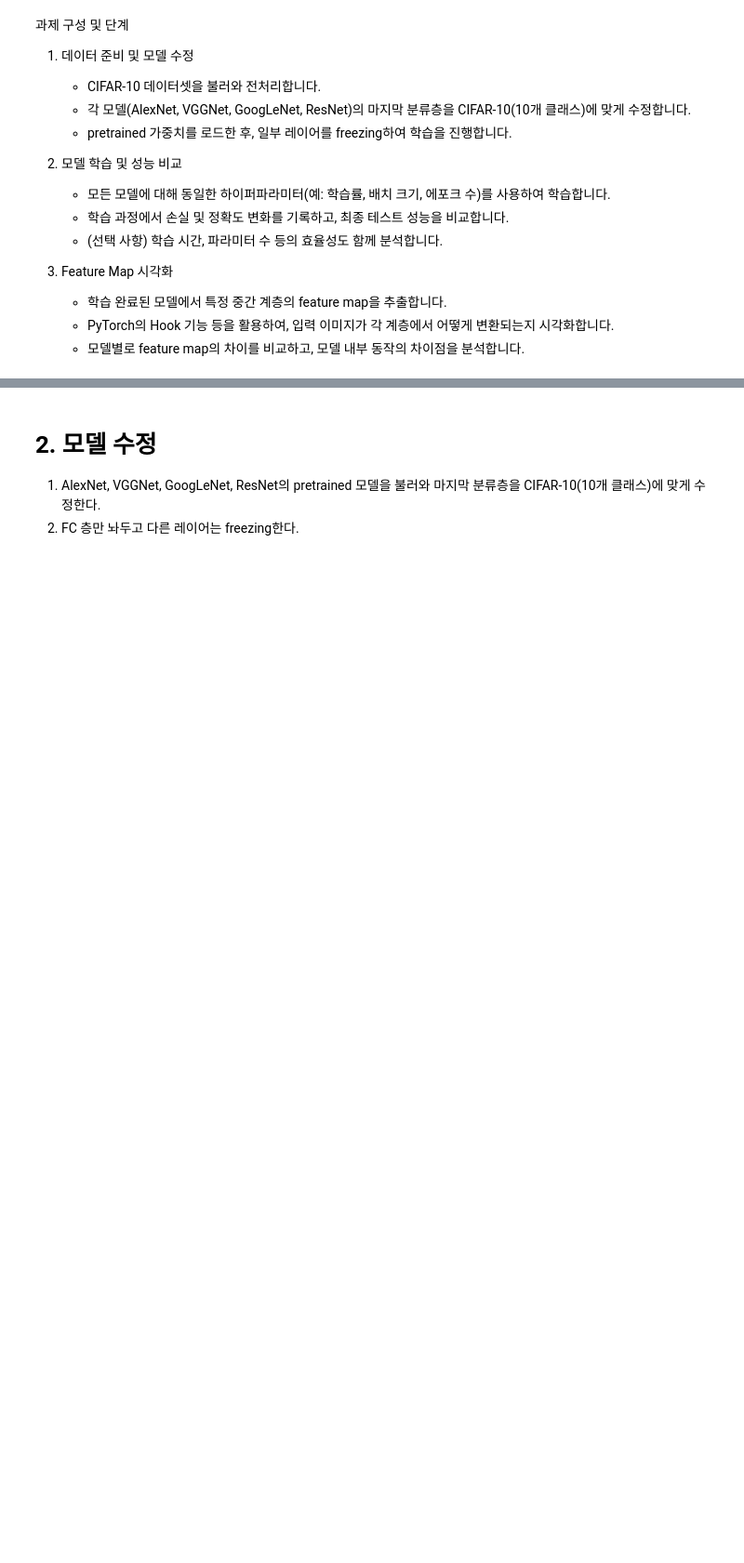
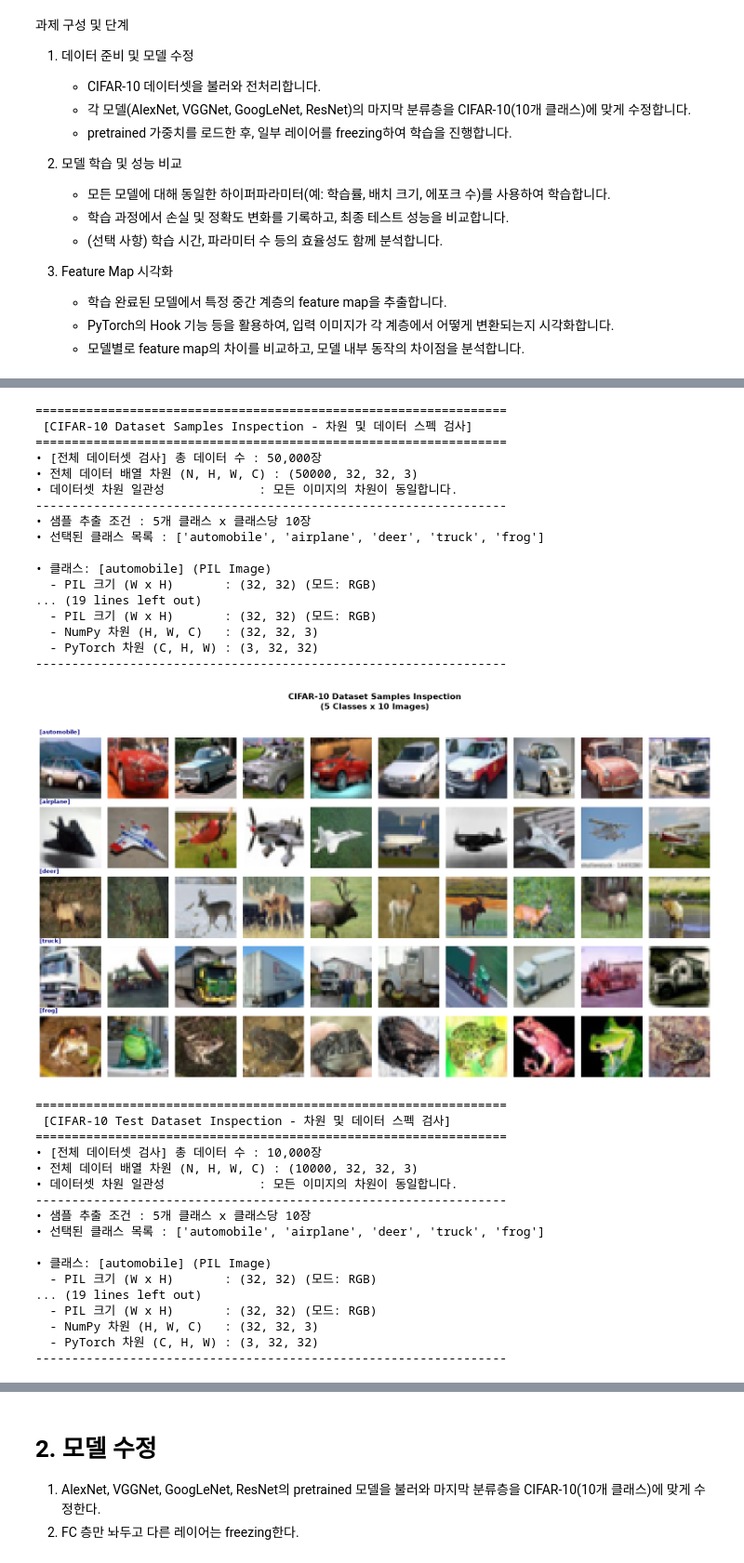
Before and after one commit to raewoo0908/codeit, a Jupyter notebook: course/part2/computer_vision/workbook/07_modeling_CIFAR10_practice.ipynb, the cells around one changed output, grey strips where cells are left out. Shown at 93% size. Saved outputs shown, nothing was run; the diff lists cells and outputs as text; code cells hidden in the pictures; blank space fills up the shorter version.

Commit message:
CIFAR 실습 데이터 전처리 - 데이터셋 로드 및 무결성, 육안 확인

```diff
--- a/course/part2/computer_vision/workbook/07_modeling_CIFAR10_practice.ipynb
+++ b/course/part2/computer_vision/workbook/07_modeling_CIFAR10_practice.ipynb
@@ -84,0 +338,69 @@ NameError: name 'transform' is not defined
+# %%
+# CIFAR-10 데이터 클래스 5개를 임의로 뽑아 10장씩 이미지를 뽑아서 눈으로 직접 확인한다. 차원도 함께 확인한다.
+
+import random
+import matplotlib.pyplot as plt
+import numpy as np
+import torch
+import torchvision
+from torchvision.datasets import CIFAR10
+
+# CIFAR-10 원본 데이터셋 로드 (전처리 전 PIL 이미지 상태)
+cifar10_train_dataset = CIFAR10(root="./data", train=True, download=True)
+cifar10_test_dataset = CIFAR10(root="./data", train=False, download=True)
+
+all_classes = cifar10_train_dataset.classes
+
+# Train 데이터셋 무결성 검증 및 차원 확인
+cifar10_samples, cifar10_classes = inspect_and_visualize_dataset(
+    dataset=cifar10_train_dataset,
+    num_classes=5,  # 임의 추출할 클래스 수
+    num_samples_per_class=10,  # 클래스당 이미지 장수
+    seed=RANDOM_SEED,  # 난수 고정용 시드값
+    title="CIFAR-10 Dataset Samples Inspection",
+)
+
+# Test 데이터셋 무결성 및 차원 확인
+test_samples, test_classes = inspect_and_visualize_dataset(
+    dataset=cifar10_test_dataset,
+    num_classes=5,
+    num_samples_per_class=10,
+    seed=RANDOM_SEED,  # Train과 동일한 시드를 주면 클래스 선택 기준이 동일해집니다.
+    title="CIFAR-10 Test Dataset Inspection",
+)
+# %% [output]
+=================================================================
+ [CIFAR-10 Dataset Samples Inspection - 차원 및 데이터 스펙 검사]
+=================================================================
+• [전체 데이터셋 검사] 총 데이터 수 : 50,000장
+• 전체 데이터 배열 차원 (N, H, W, C) : (50000, 32, 32, 3)
+• 데이터셋 차원 일관성             : 모든 이미지의 차원이 동일합니다.
+-----------------------------------------------------------------
+• 샘플 추출 조건 : 5개 클래스 x 클래스당 10장
+• 선택된 클래스 목록 : ['automobile', 'airplane', 'deer', 'truck', 'frog']
+
+• 클래스: [automobile] (PIL Image)
+  - PIL 크기 (W x H)       : (32, 32) (모드: RGB)
+... (19 lines left out)
+  - PIL 크기 (W x H)       : (32, 32) (모드: RGB)
+  - NumPy 차원 (H, W, C)   : (32, 32, 3)
+  - PyTorch 차원 (C, H, W) : (3, 32, 32)
+-----------------------------------------------------------------
+[figure, added]
+=================================================================
+ [CIFAR-10 Test Dataset Inspection - 차원 및 데이터 스펙 검사]
+=================================================================
+• [전체 데이터셋 검사] 총 데이터 수 : 10,000장
+• 전체 데이터 배열 차원 (N, H, W, C) : (10000, 32, 32, 3)
+• 데이터셋 차원 일관성             : 모든 이미지의 차원이 동일합니다.
+-----------------------------------------------------------------
+• 샘플 추출 조건 : 5개 클래스 x 클래스당 10장
+• 선택된 클래스 목록 : ['automobile', 'airplane', 'deer', 'truck', 'frog']
+
+• 클래스: [automobile] (PIL Image)
+  - PIL 크기 (W x H)       : (32, 32) (모드: RGB)
+... (19 lines left out)
+  - PIL 크기 (W x H)       : (32, 32) (모드: RGB)
+  - NumPy 차원 (H, W, C)   : (32, 32, 3)
+  - PyTorch 차원 (C, H, W) : (3, 32, 32)
+-----------------------------------------------------------------
```
Also changed, not shown: parts of 8 cells of this notebook.
